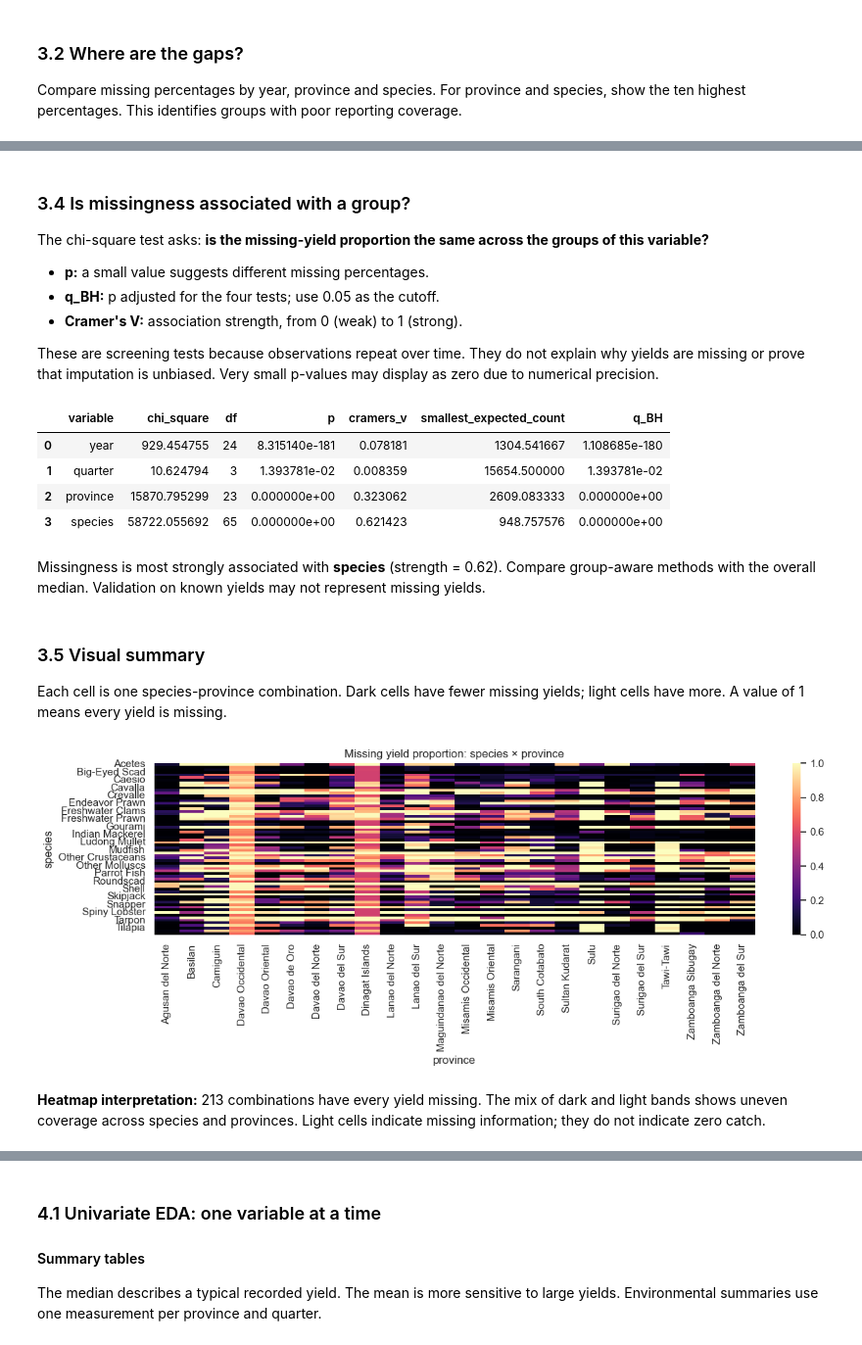
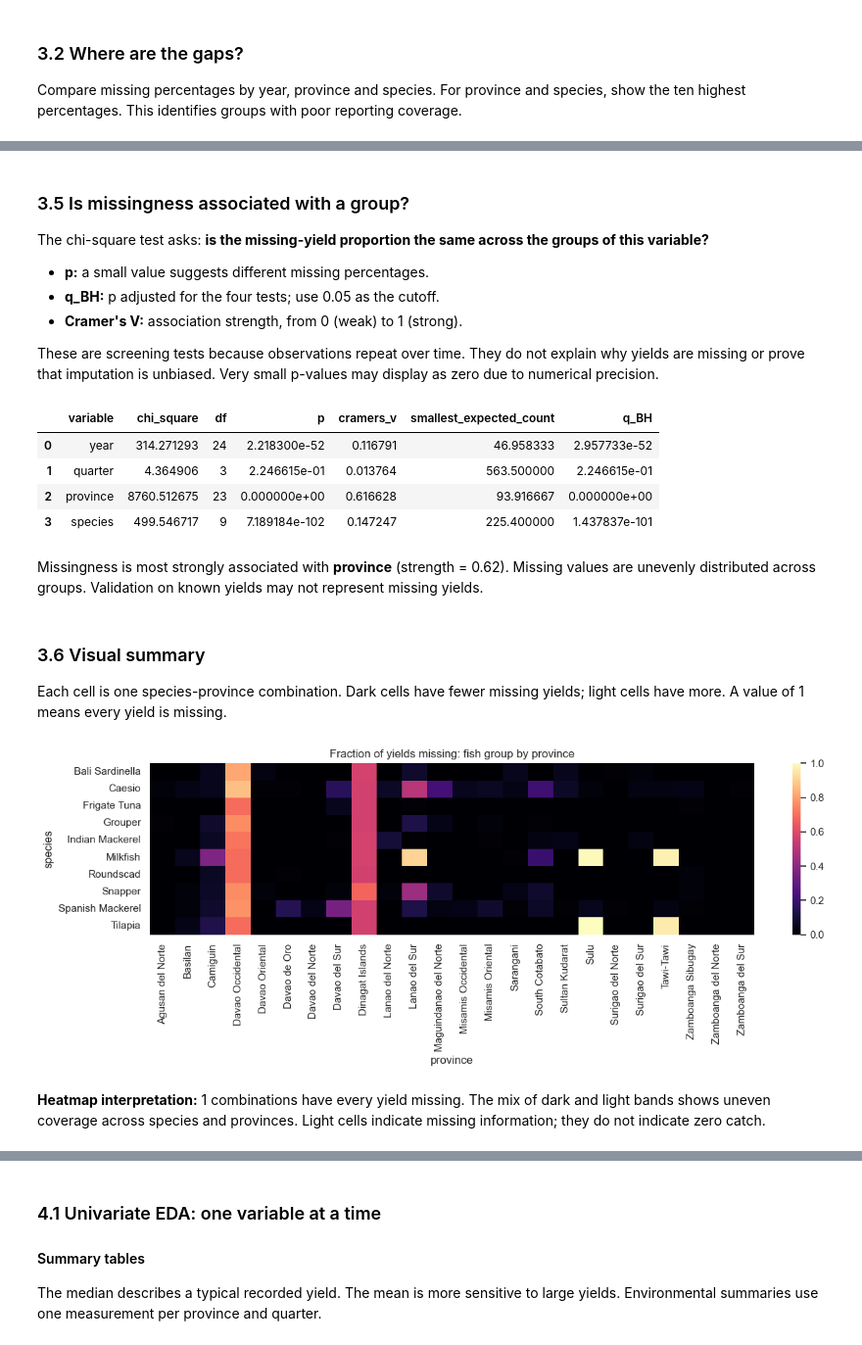
Before and after one commit to apaolol/NASA-DATA-ANAL, a Jupyter notebook: blueshift_analysis.ipynb, the cells around one changed output, grey strips where cells are left out. Shown at 98% size. Cells and saved outputs as stored; diff of their text form; code cells hidden in the pictures.

```diff
--- a/blueshift_analysis.ipynb
+++ b/blueshift_analysis.ipynb
@@ -69,0 +88,15 @@ Code uses `chl` for chlorophyll concentration and `sst` for sea surface temperat
+# %%
+priority_mapping = pd.DataFrame([
+    ('Bangus', 'Milkfish'),
+    ('Tilapia', 'Tilapia'),
+    ('Galunggong', 'Roundscad'),
+    ('Tulingan', 'Frigate Tuna'),
+    ('Tamban', 'Bali Sardinella'),
+    ('Dalagang Bukid', 'Caesio'),
+    ('Lapu-Lapu', 'Grouper'),
+    ('Maya-Maya', 'Snapper'),
+    ('Alumahan', 'Indian Mackerel'),
+    ('Tanigue', 'Spanish Mackerel'),
+], columns=['Priority name', 'Dataset species'])
+PRIORITY_SPECIES = priority_mapping['Dataset species'].tolist()
+display(priority_mapping)
@@ -70,25 +115,33 @@ Code uses `chl` for chlorophyll concentration and `sst` for sea surface temperat
 # %%
-source_data = pd.read_csv(DATA_PATH)
-rename = {column: column.lower() for column in source_data.columns}
-for column in source_data.columns:
+all_species_data = pd.read_csv(DATA_PATH)
+assert set(PRIORITY_SPECIES).issubset(all_species_data['Species'].unique())
+selected_original_data = all_species_data.loc[
+    all_species_data['Species'].isin(PRIORITY_SPECIES)
+].copy().reset_index(drop=True)
+print(f'Selected {len(selected_original_data):,} of {len(all_species_data):,} rows: ten priority categories.')
+# Use shorter internal column names; keep original columns for export.
+rename = {column: column.lower() for column in selected_original_data.columns}
+for column in selected_original_data.columns:
     if column.startswith('Chlorophyll'):
         rename[column] = 'chl'
     elif column.startswith('Sea Surface'):
         rename[column] = 'sst'
     elif column.startswith('Yield'):
         rename[column] = 'yield'
-data = source_data.rename(columns=rename).copy()
+data = selected_original_data.rename(columns=rename).copy()
 TARGET = 'yield'
-data['quarter_n'] = data.quarter.str.extract('(\\d+)')[0].astype(int)
+# Create a quarter number and a province-species identifier.
+data['quarter_n'] = data['quarter'].str.removeprefix('Q').astype(int)
 data['time'] = (data.year - data.year.min()) * 4 + data.quarter_n - 1
 data['series'] = data.province + ' | ' + data.species
 data['missing'] = data[TARGET].isna().astype(int)
 assert not data.duplicated(['year', 'quarter', 'province', 'species']).any(), 'Duplicate panel keys: inspect before continuing'
 assert data[['year', 'quarter', 'province', 'species', 'chl', 'sst']].notna().all().all()
 assert data.loc[data[TARGET].notna(), TARGET].ge(0).all()
+# Keep the measured data separate from later estimates.
 environmental_data = data.drop_duplicates(['province', 'time']).copy()
 assert data.groupby(['province', 'time'])[['chl', 'sst']].nunique().max().max() == 1
-observed_data = data[data[TARGET].notna()].copy()
-observed_data['log_y'] = np.log1p(observed_data[TARGET])
-observed_per_series = data.groupby('series')[TARGET].count()
-data['series_observed_n'] = data.series.map(observed_per_series)
+recorded_data = data[data[TARGET].notna()].copy()
+recorded_data['log_y'] = np.log1p(recorded_data[TARGET])
+recorded_counts_by_history = data.groupby('series')[TARGET].count()
+data['series_observed_n'] = data.series.map(recorded_counts_by_history)
@@ -216,5 +303,5 @@ interpret('**Decision:** the middle row is eligible for filling. The last row re
 # %% [markdown]
-### 3.4 Is missingness associated with a group?
+### 3.5 Is missingness associated with a group?
 The chi-square test asks: **is the missing-yield proportion the same across the groups of this variable?**
 
 - **p:** a small value suggests different missing percentages.
@@ -247,35 +334,35 @@ display(missing_tests)
 strongest = missing_tests.sort_values('cramers_v', ascending=False).iloc[0]
 interpret(f'Missingness is most strongly associated with **{strongest.variable}** '
           f'(strength = {strongest.cramers_v:.2f}). '
-          'Compare group-aware methods with the overall median. '
+          'Missing values are unevenly distributed across groups. '
           'Validation on known yields may not represent missing yields.')
 # %% [output]
 |  | variable | chi_square | df | p | cramers_v | smallest_expected_count | q_BH |
-| 0 | year | 929.454755 | 24 | 8.315140e-181 | 0.078181 | 1304.541667 | 1.108685e-180 |
-| 1 | quarter | 10.624794 | 3 | 1.393781e-02 | 0.008359 | 15654.500000 | 1.393781e-02 |
-| 2 | province | 15870.795299 | 23 | 0.000000e+00 | 0.323062 | 2609.083333 | 0.000000e+00 |
-| 3 | species | 58722.055692 | 65 | 0.000000e+00 | 0.621423 | 948.757576 | 0.000000e+00 |
+| 0 | year | 314.271293 | 24 | 2.218300e-52 | 0.116791 | 46.958333 | 2.957733e-52 |
+| 1 | quarter | 4.364906 | 3 | 2.246615e-01 | 0.013764 | 563.500000 | 2.246615e-01 |
+| 2 | province | 8760.512675 | 23 | 0.000000e+00 | 0.616628 | 93.916667 | 0.000000e+00 |
+| 3 | species | 499.546717 | 9 | 7.189184e-102 | 0.147247 | 225.400000 | 1.437837e-101 |
-Missingness is most strongly associated with **species** (strength = 0.62). Compare group-aware methods with the overall median. Validation on known yields may not represent missing yields.
+Missingness is most strongly associated with **province** (strength = 0.62). Missing values are unevenly distributed across groups. Validation on known yields may not represent missing yields.
 # %% [markdown]
-### 3.5 Visual summary
+### 3.6 Visual summary
 Each cell is one species-province combination. Dark cells have fewer missing yields; light cells have more. A value of 1 means every yield is missing.
 # %%
 fig, ax = plt.subplots(figsize=(13, 5))
 sns.heatmap(
     data.pivot_table(index='species', columns='province', values='missing'),
     vmin=0,
     vmax=1,
     cmap='magma',
     ax=ax,
 )
-ax.set_title('Missing yield proportion: species × province')
+ax.set_title('Fraction of yields missing: fish group by province')
 plt.tight_layout()
 plt.show()
-interpret(f'**Heatmap interpretation:** {observed_per_series.eq(0).sum()} combinations have every yield missing. '
+interpret(f'**Heatmap interpretation:** {recorded_counts_by_history.eq(0).sum()} combinations have every yield missing. '
           'The mix of dark and light bands shows uneven coverage across species and provinces. '
           'Light cells indicate missing information; they do not indicate zero catch.')
 # %% [output]
-[figure, old version]
+[figure, new version]
-**Heatmap interpretation:** 213 combinations have every yield missing. The mix of dark and light bands shows uneven coverage across species and provinces. Light cells indicate missing information; they do not indicate zero catch.
+**Heatmap interpretation:** 1 combinations have every yield missing. The mix of dark and light bands shows uneven coverage across species and provinces. Light cells indicate missing information; they do not indicate zero catch.
 # %% [markdown]
 ## 4. EDA: recorded data only
```
Also changed, not shown: parts of 50 cells of this notebook, 2 other files.
